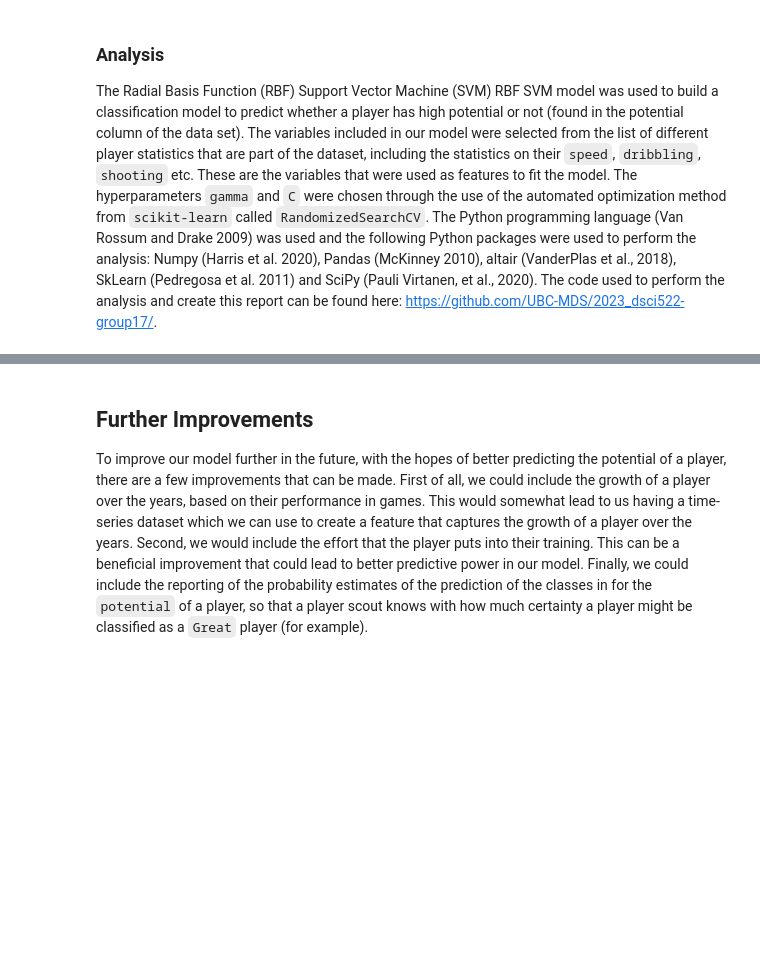
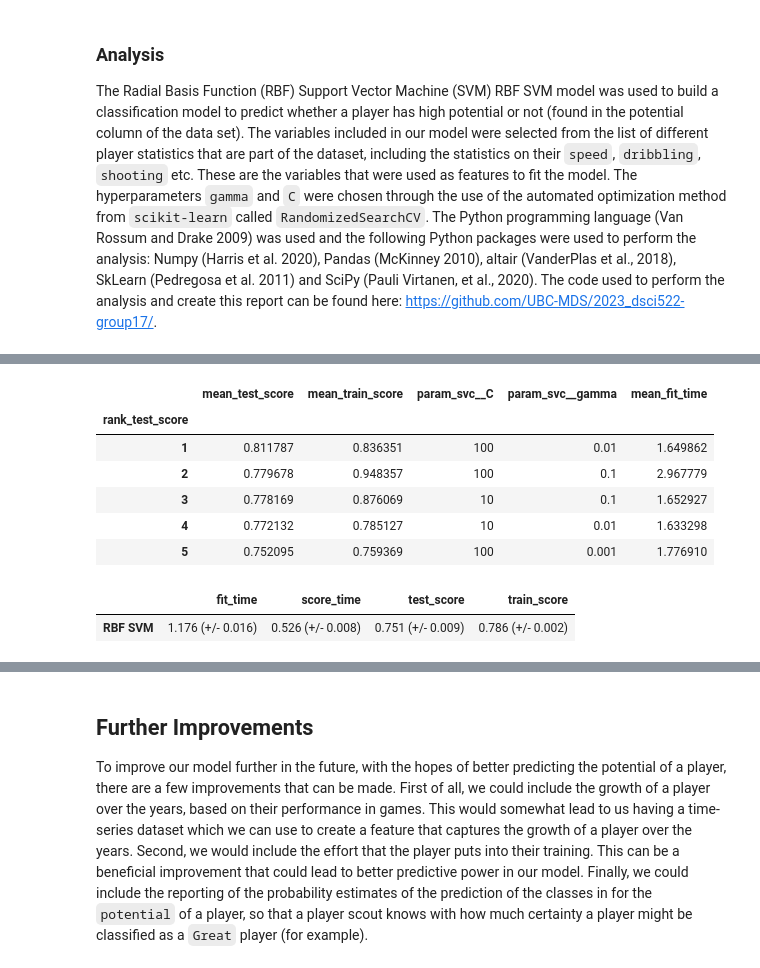
Before and after one commit to UBC-MDS/2023_dsci522-group17, a Jupyter notebook: high-potential-fifa-prediction-report.ipynb, the cells around one changed output, grey strips where cells are left out. Cells and saved outputs as stored; diff of their text form; code cells hidden in the pictures; blank space fills up the shorter version.

```diff
--- a/high-potential-fifa-prediction-report.ipynb
+++ b/high-potential-fifa-prediction-report.ipynb
@@ -246,34 +173,46 @@ results
 # %%
-# Hyperparamater optimization for SVC model
+# Hyperparamater optimization for RBF SVM model as that model performed best
 param_dist = {
     "svc__C": [0.001, 0.01, 0.1, 1, 10, 100],
     "svc__gamma": [0.001, 0.01, 0.1, 1, 10, 100]
 }
 
 pipe = make_pipeline(SVC(random_state=123))
 
 random_search = RandomizedSearchCV(pipe,
                            param_dist,
                            n_iter=36,
                            n_jobs=-1,
                            return_train_score=True,
                            random_state=123)
 
 
 random_search.fit(X_train, y_train)
 
-pd.DataFrame(random_search.cv_results_)[
+rankings = pd.DataFrame(random_search.cv_results_)[
     [
         "mean_test_score",
         "mean_train_score",
         "param_svc__C",
         "param_svc__gamma",
         "mean_fit_time",
         "rank_test_score",
     ]
 ].set_index("rank_test_score").sort_index().iloc[:5]
+rankings
+# %% [output]
+|  | mean_test_score | mean_train_score | param_svc__C | param_svc__gamma | mean_fit_time |
+| rank_test_score |  |  |  |  |  |
+| 1 | 0.811787 | 0.836351 | 100 | 0.01 | 1.649862 |
+| 2 | 0.779678 | 0.948357 | 100 | 0.1 | 2.967779 |
+| 3 | 0.778169 | 0.876069 | 10 | 0.1 | 1.652927 |
+| 4 | 0.772132 | 0.785127 | 10 | 0.01 | 1.633298 |
+| 5 | 0.752095 | 0.759369 | 100 | 0.001 | 1.776910 |
 # %%
-pd.DataFrame(results["RBF SVM"])
+pd.DataFrame(results["RBF SVM"]).T
+# %% [output]
+|  | fit_time | score_time | test_score | train_score |
+| RBF SVM | 1.176 (+/- 0.016) | 0.526 (+/- 0.008) | 0.751 (+/- 0.009) | 0.786 (+/- 0.002) |
 # %%
 best_model = random_search.best_estimator_
 best_model
```
Also changed, not shown: parts of 16 cells of this notebook, 2 other files.
